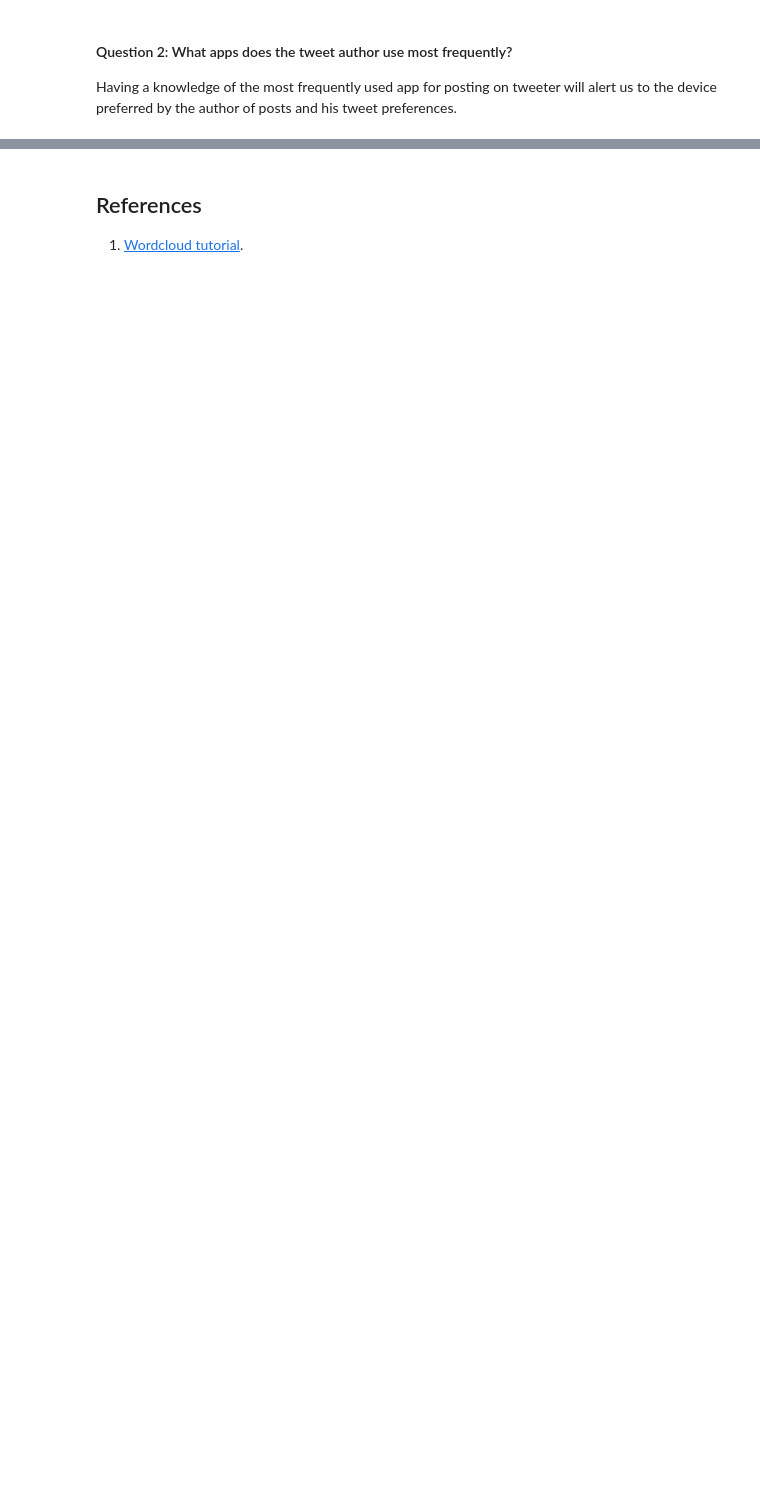
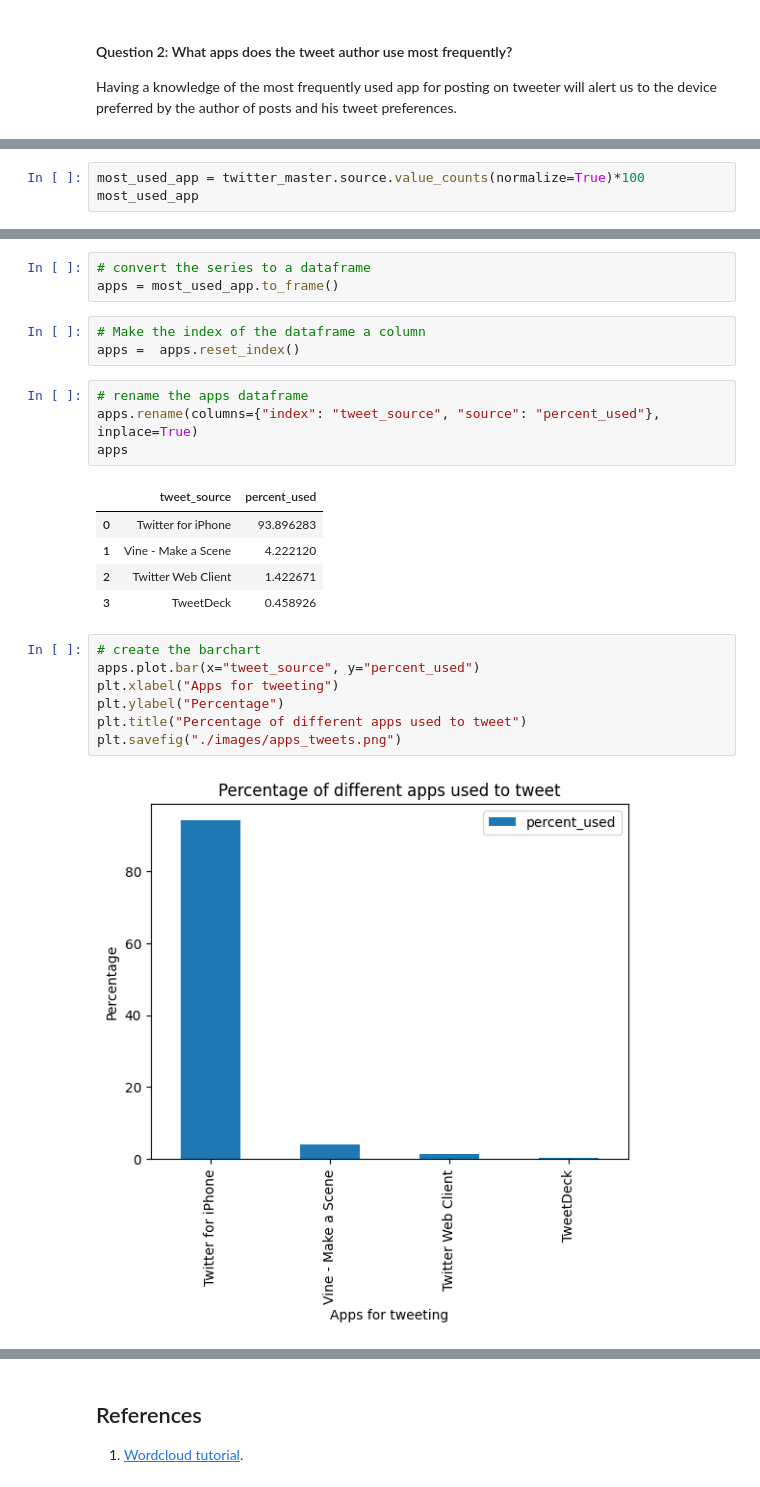
Before and after one commit to Emekadavid/weratedogs_twitter_archive, a Jupyter notebook: notebook.ipynb, the cells around one changed output, grey strips where cells are left out. Drawn from its saved outputs; the diff is of its cells as text; blank space fills up the shorter version.

```diff
--- a/notebook.ipynb
+++ b/notebook.ipynb
@@ -839,0 +847,3 @@ Having a knowledge of the most frequently used app for posting on tweeter will a
+# %%
+most_used_app = twitter_master.source.value_counts(normalize=True)*100
+most_used_app
@@ -839,0 +858,25 @@ Having a knowledge of the most frequently used app for posting on tweeter will a
+# %%
+# convert the series to a dataframe
+apps = most_used_app.to_frame()
+# %%
+# Make the index of the dataframe a column
+apps =  apps.reset_index()
+# %%
+# rename the apps dataframe
+apps.rename(columns={"index": "tweet_source", "source": "percent_used"}, inplace=True)
+apps
+# %% [output]
+|  | tweet_source | percent_used |
+| 0 | Twitter for iPhone | 93.896283 |
+| 1 | Vine - Make a Scene | 4.222120 |
+| 2 | Twitter Web Client | 1.422671 |
+| 3 | TweetDeck | 0.458926 |
+# %%
+# create the barchart
+apps.plot.bar(x="tweet_source", y="percent_used")
+plt.xlabel("Apps for tweeting")
+plt.ylabel("Percentage")
+plt.title("Percentage of different apps used to tweet")
+plt.savefig("./images/apps_tweets.png")
+# %% [output]
+[figure, added]
```
Also changed, not shown: parts of 40 cells of this notebook, 4 other files.
